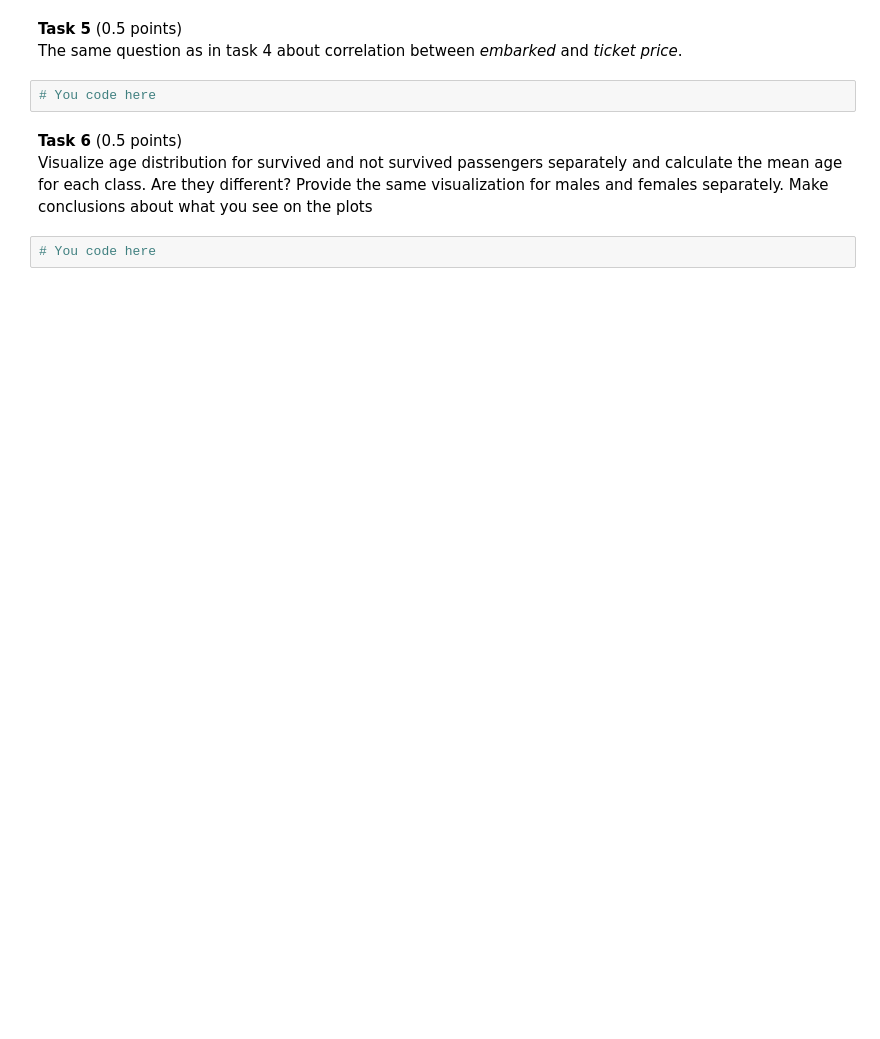
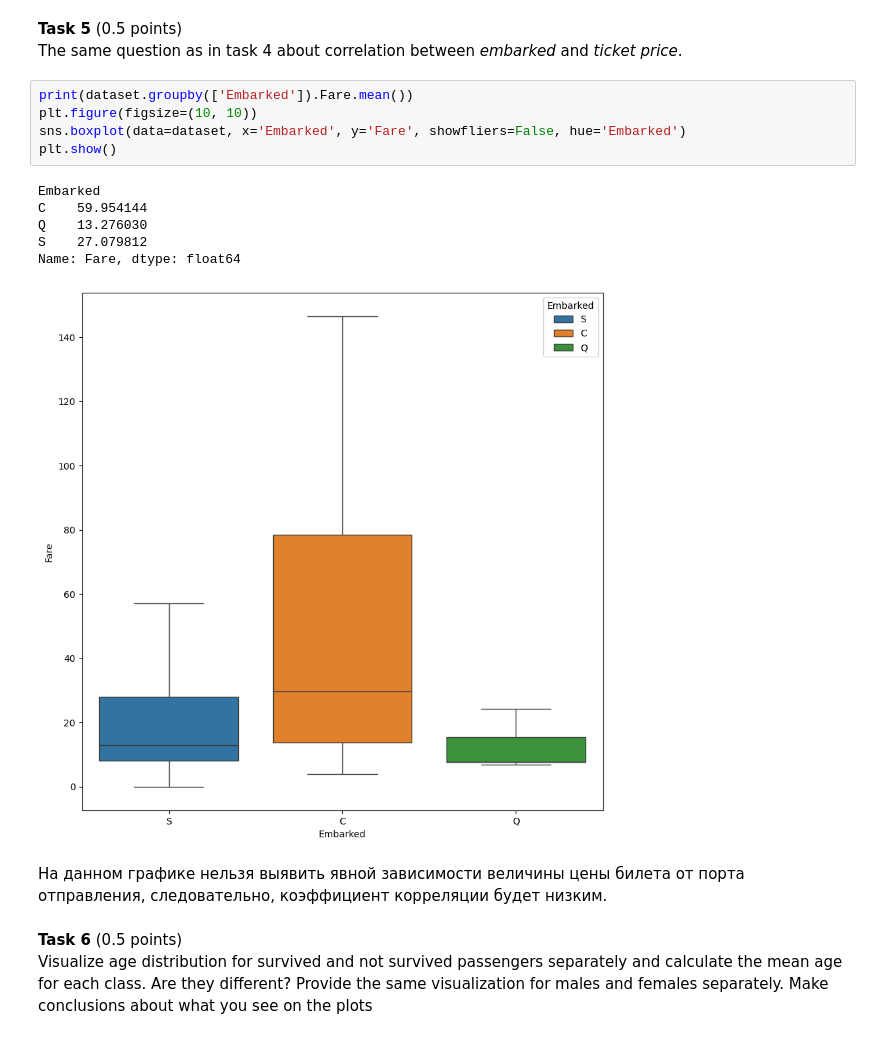
Before and after one commit to Bogdan108/ML, a Jupyter notebook: HW/Luckyanchuck_hw1_2023.ipynb, the cells around one changed output. Drawn from its saved outputs; the diff is of its cells as text; blank space fills up the shorter version.

```diff
--- a/HW/Luckyanchuck_hw1_2023.ipynb
+++ b/HW/Luckyanchuck_hw1_2023.ipynb
@@ -595,10 +623,20 @@ plt.show()
 # %% [markdown]
 **Task 5** (0.5 points) <br/>
 The same question as in task 4 about correlation between *embarked* and *ticket priсe*.
-# %%
-# You code here
+# %%
+print(dataset.groupby(['Embarked']).Fare.mean())
+plt.figure(figsize=(10, 10))
+sns.boxplot(data=dataset, x='Embarked', y='Fare', showfliers=False, hue='Embarked')
+plt.show()
+# %% [output]
+Embarked
+C    59.954144
+Q    13.276030
+S    27.079812
+Name: Fare, dtype: float64
+[figure, added]
+# %% [markdown]
+На данном графике нельзя выявить явной зависимости величины цены билета от порта отправления, следовательно, коэффициент корреляции будет низким.
 # %% [markdown]
 **Task 6** (0.5 points) <br/>
 Visualize age distribution for survived and not survived passengers separately and calculate the mean age for each class. Are they different? Provide the same visualization for males and females separately. Make conclusions about what you see on the plots
-# %%
-# You code here
```
Also changed, not shown: parts of 13 cells of this notebook, 1 other file.
